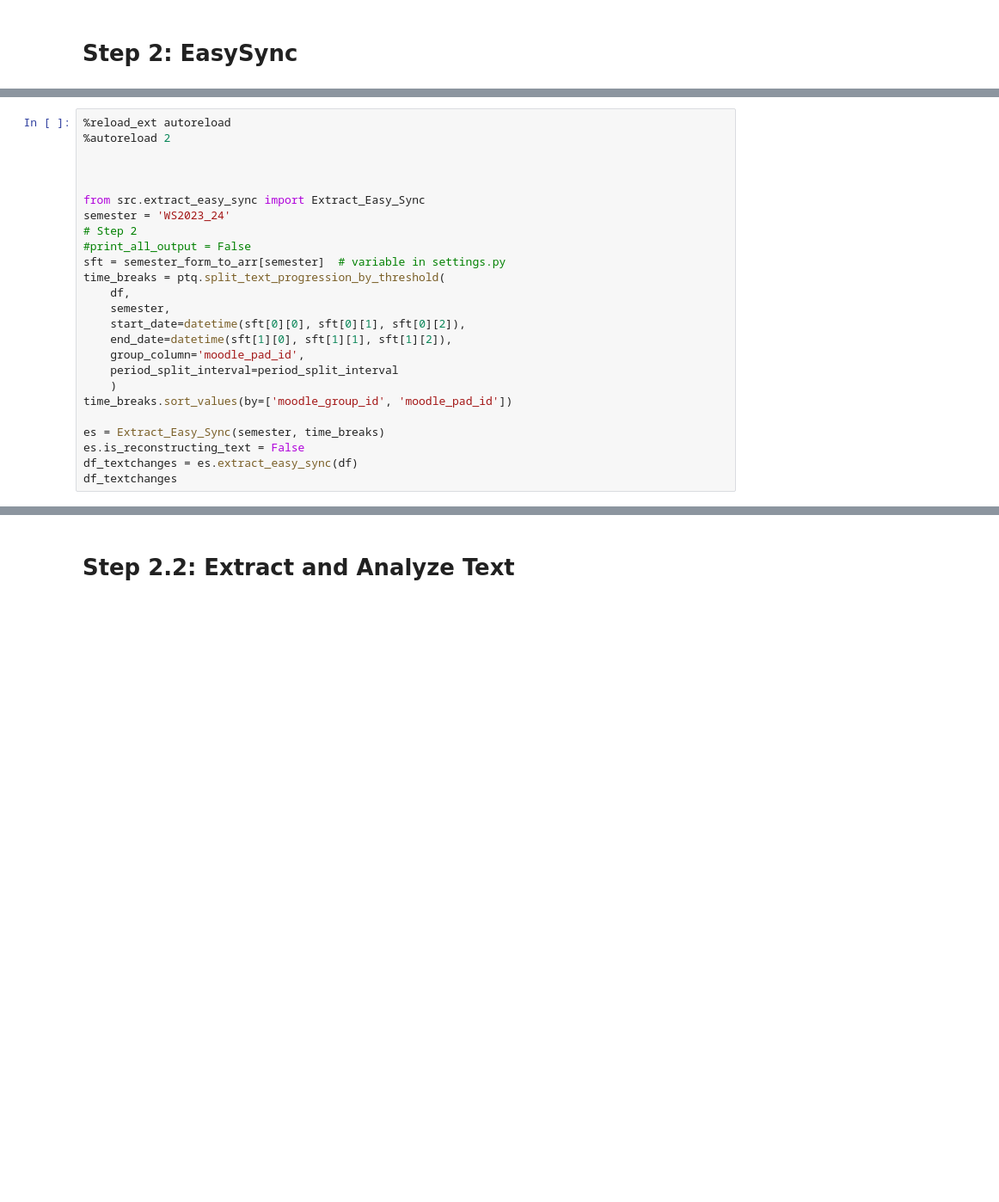
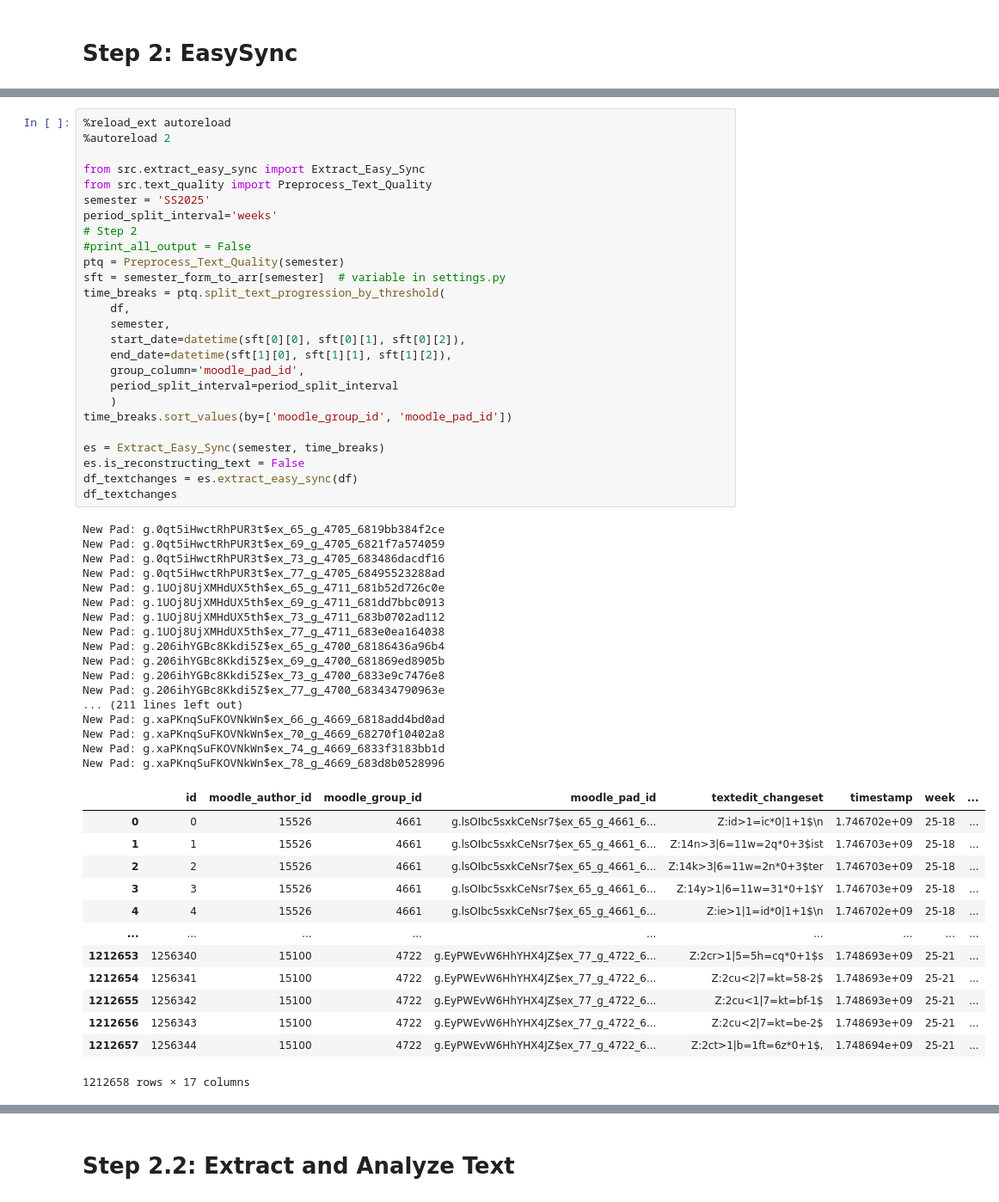
Before and after one commit to CATALPAresearch/wespa, a Jupyter notebook: analysis.ipynb, the cells around one changed output, grey strips where cells are left out. Shown: that part at 86% size. Saved outputs shown, nothing was run; the diff lists cells and outputs as text; blank space fills up the shorter version.

```diff
--- a/analysis.ipynb
+++ b/analysis.ipynb
@@ -31,26 +53,58 @@ df
 # %%
 %reload_ext autoreload
 %autoreload 2
 
-
-
 from src.extract_easy_sync import Extract_Easy_Sync
-semester = 'WS2023_24'
+from src.text_quality import Preprocess_Text_Quality
+semester = 'SS2025'
+period_split_interval='weeks'
 # Step 2
 #print_all_output = False
+ptq = Preprocess_Text_Quality(semester)
 sft = semester_form_to_arr[semester]  # variable in settings.py
 time_breaks = ptq.split_text_progression_by_threshold(
     df,
     semester,
     start_date=datetime(sft[0][0], sft[0][1], sft[0][2]),
     end_date=datetime(sft[1][0], sft[1][1], sft[1][2]),
     group_column='moodle_pad_id',
     period_split_interval=period_split_interval
     )
 time_breaks.sort_values(by=['moodle_group_id', 'moodle_pad_id'])
 
 es = Extract_Easy_Sync(semester, time_breaks)
 es.is_reconstructing_text = False
 df_textchanges = es.extract_easy_sync(df)
 df_textchanges
+# %% [output]
+New Pad: g.0qt5iHwctRhPUR3t$ex_65_g_4705_6819bb384f2ce
+New Pad: g.0qt5iHwctRhPUR3t$ex_69_g_4705_6821f7a574059
+New Pad: g.0qt5iHwctRhPUR3t$ex_73_g_4705_683486dacdf16
+New Pad: g.0qt5iHwctRhPUR3t$ex_77_g_4705_68495523288ad
+New Pad: g.1UOj8UjXMHdUX5th$ex_65_g_4711_681b52d726c0e
+New Pad: g.1UOj8UjXMHdUX5th$ex_69_g_4711_681dd7bbc0913
+New Pad: g.1UOj8UjXMHdUX5th$ex_73_g_4711_683b0702ad112
+New Pad: g.1UOj8UjXMHdUX5th$ex_77_g_4711_683e0ea164038
+New Pad: g.206ihYGBc8Kkdi5Z$ex_65_g_4700_68186436a96b4
+New Pad: g.206ihYGBc8Kkdi5Z$ex_69_g_4700_681869ed8905b
+New Pad: g.206ihYGBc8Kkdi5Z$ex_73_g_4700_6833e9c7476e8
+New Pad: g.206ihYGBc8Kkdi5Z$ex_77_g_4700_683434790963e
+... (211 lines left out)
+New Pad: g.xaPKnqSuFKOVNkWn$ex_66_g_4669_6818add4bd0ad
+New Pad: g.xaPKnqSuFKOVNkWn$ex_70_g_4669_68270f10402a8
+New Pad: g.xaPKnqSuFKOVNkWn$ex_74_g_4669_6833f3183bb1d
+New Pad: g.xaPKnqSuFKOVNkWn$ex_78_g_4669_683d8b0528996
+|  | id | moodle_author_id | moodle_group_id | moodle_pad_id | textedit_changeset | timestamp | week | ... |
+| 0 | 0 | 15526 | 4661 | g.lsOIbc5sxkCeNsr7$ex_65_g_4661_6... | Z:id>1=ic*0|1+1$\n | 1.746702e+09 | 25-18 | ... |
+| 1 | 1 | 15526 | 4661 | g.lsOIbc5sxkCeNsr7$ex_65_g_4661_6... | Z:14n>3|6=11w=2q*0+3$ist | 1.746703e+09 | 25-18 | ... |
+| 2 | 2 | 15526 | 4661 | g.lsOIbc5sxkCeNsr7$ex_65_g_4661_6... | Z:14k>3|6=11w=2n*0+3$ter | 1.746703e+09 | 25-18 | ... |
+| 3 | 3 | 15526 | 4661 | g.lsOIbc5sxkCeNsr7$ex_65_g_4661_6... | Z:14y>1|6=11w=31*0+1$Y | 1.746703e+09 | 25-18 | ... |
+| 4 | 4 | 15526 | 4661 | g.lsOIbc5sxkCeNsr7$ex_65_g_4661_6... | Z:ie>1|1=id*0|1+1$\n | 1.746702e+09 | 25-18 | ... |
+| ... | ... | ... | ... | ... | ... | ... | ... | ... |
+| 1212653 | 1256340 | 15100 | 4722 | g.EyPWEvW6HhYHX4JZ$ex_77_g_4722_6... | Z:2cr>1|5=5h=cq*0+1$s | 1.748693e+09 | 25-21 | ... |
+| 1212654 | 1256341 | 15100 | 4722 | g.EyPWEvW6HhYHX4JZ$ex_77_g_4722_6... | Z:2cu<2|7=kt=58-2$ | 1.748693e+09 | 25-21 | ... |
+| 1212655 | 1256342 | 15100 | 4722 | g.EyPWEvW6HhYHX4JZ$ex_77_g_4722_6... | Z:2cu<1|7=kt=bf-1$ | 1.748693e+09 | 25-21 | ... |
+| 1212656 | 1256343 | 15100 | 4722 | g.EyPWEvW6HhYHX4JZ$ex_77_g_4722_6... | Z:2cu<2|7=kt=be-2$ | 1.748693e+09 | 25-21 | ... |
+| 1212657 | 1256344 | 15100 | 4722 | g.EyPWEvW6HhYHX4JZ$ex_77_g_4722_6... | Z:2ct>1|b=1ft=6z*0+1$, | 1.748694e+09 | 25-21 | ... |
+1212658 rows × 17 columns
 # %% [markdown]
```
Also changed, not shown: parts of 11 cells of this notebook, 8 other files.
